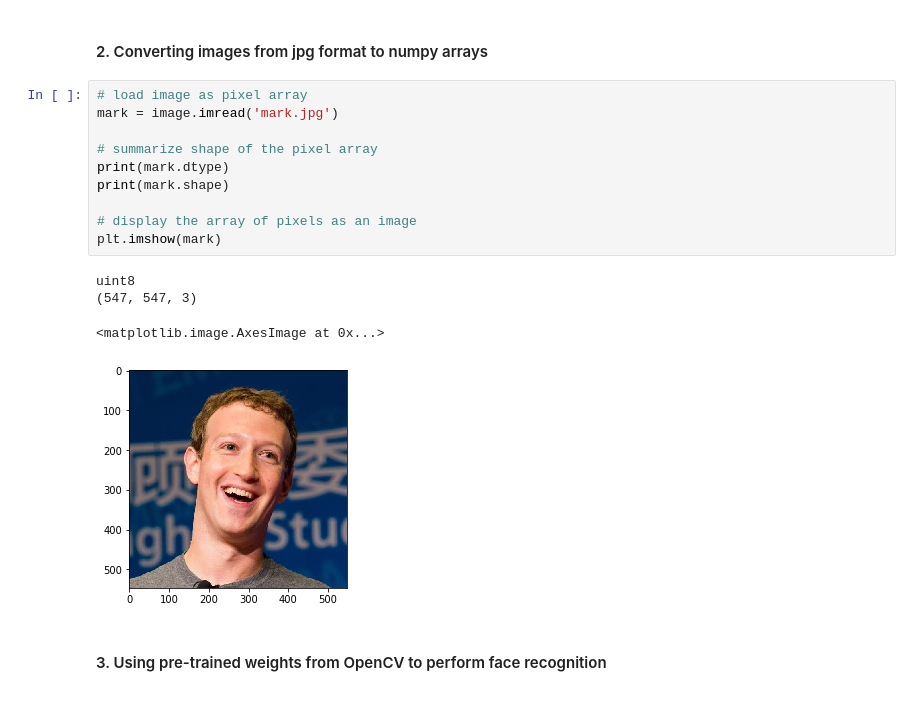
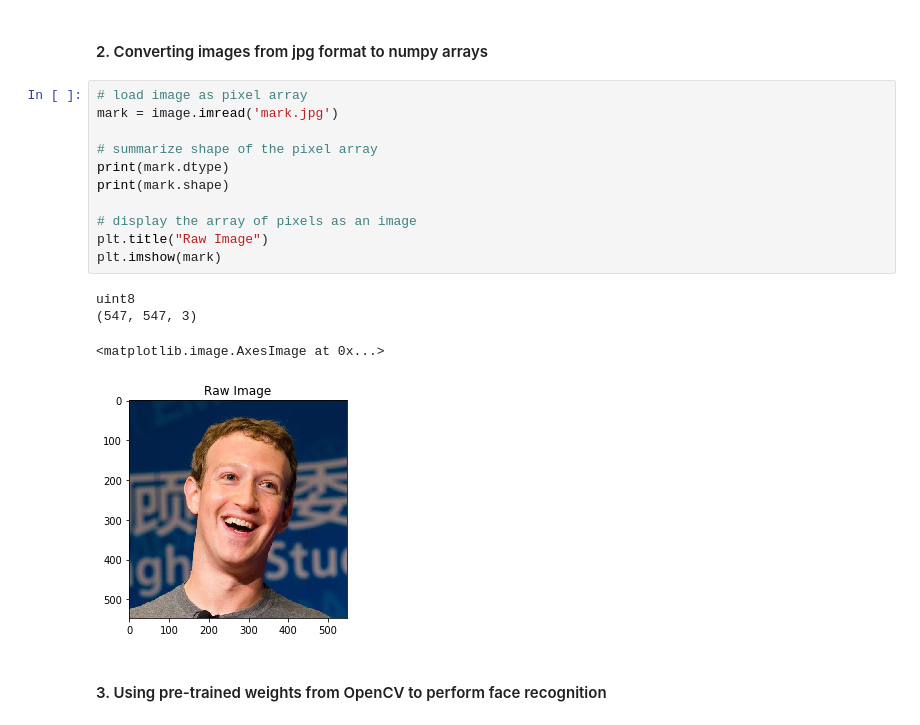
Before and after one commit to k1c/Facebook-User-Predictions, a Jupyter notebook: notebooks/Image_preprocessing.ipynb, the cells around one changed output. Drawn from its saved outputs; the diff is of its cells as text.

```diff
--- a/notebooks/Image_preprocessing.ipynb
+++ b/notebooks/Image_preprocessing.ipynb
@@ -36,18 +36,19 @@ C:\Users\jawad\Documents\DATA_SCIENCE\Facebook-User-Predictions\notebooks
 # %%
 # load image as pixel array
 mark = image.imread('mark.jpg')
 
 # summarize shape of the pixel array
 print(mark.dtype)
 print(mark.shape)
 
 # display the array of pixels as an image
+plt.title("Raw Image")
 plt.imshow(mark)
 # %% [output]
 uint8
 (547, 547, 3)
 <matplotlib.image.AxesImage at 0x...>
-[figure, old version]
+[figure, new version]
 # %% [markdown]
 #### 3. Using pre-trained weights from OpenCV to perform face recognition
 # %%
```
Also changed, not shown: parts of 8 cells of this notebook, 1 other file.
